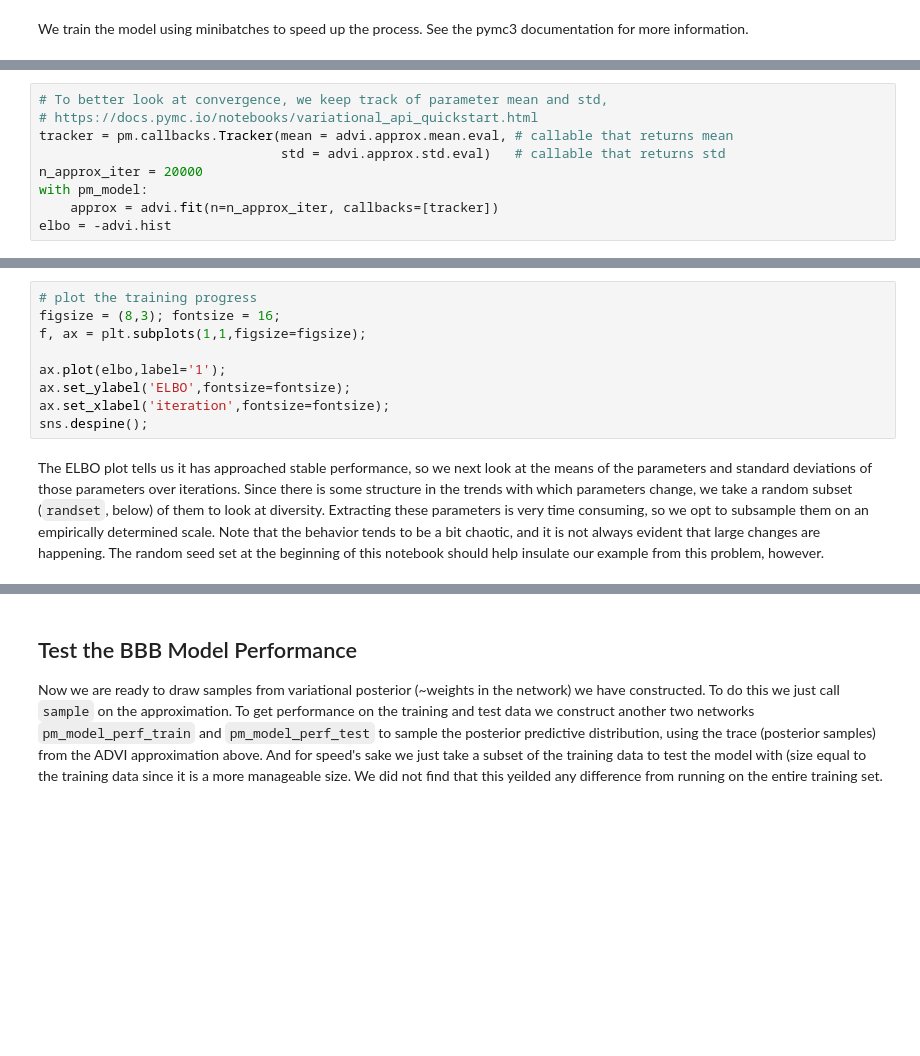
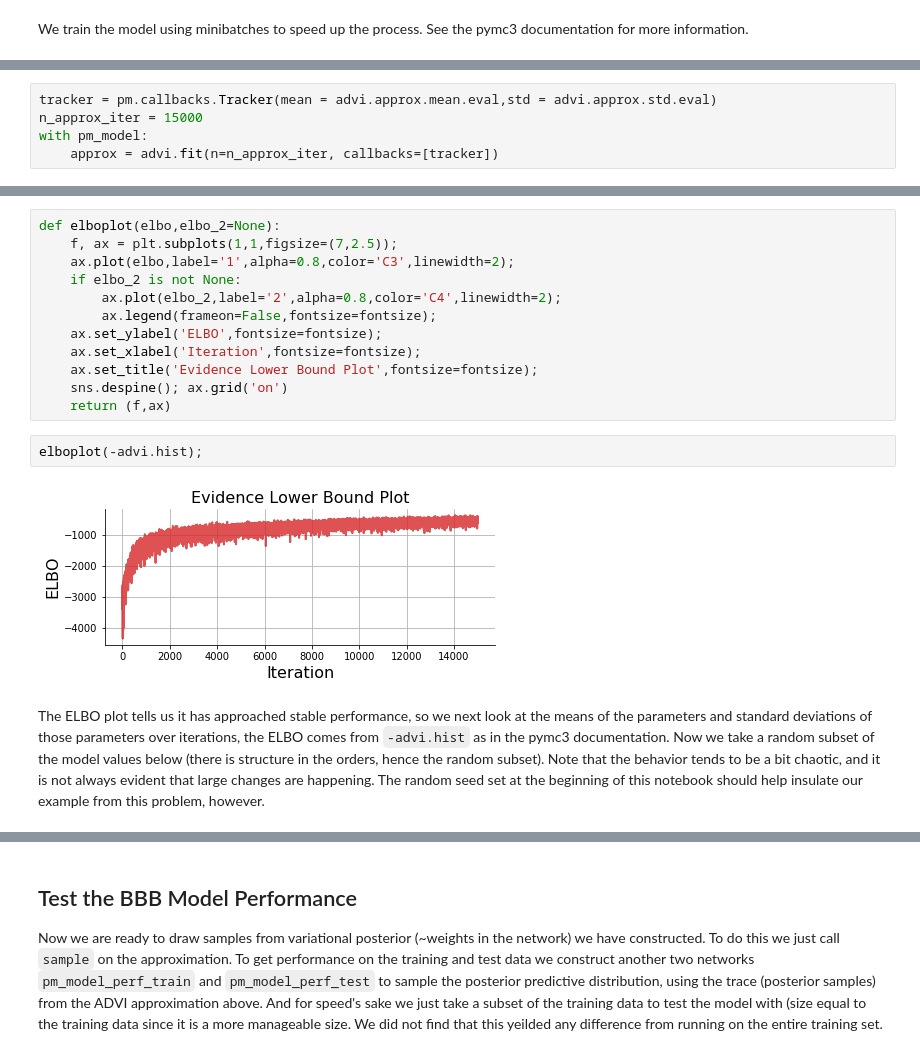
Before and after one commit to chongguo/ADVI-pymc3-Fashion-MNIST, a Jupyter notebook: BBB_tutorial.ipynb, the cells around one changed output, grey strips where cells are left out. Cells and saved outputs as stored; diff of their text form; blank space fills up the shorter version.

```diff
--- a/BBB_tutorial.ipynb
+++ b/BBB_tutorial.ipynb
@@ -583,9 +573,5 @@ Now we will configure the `tracker` to keep track of parameter mean and std. The
 # %%
-# To better look at convergence, we keep track of parameter mean and std,
-# https://docs.pymc.io/notebooks/variational_api_quickstart.html
-tracker = pm.callbacks.Tracker(mean = advi.approx.mean.eval, # callable that returns mean
-                               std = advi.approx.std.eval)   # callable that returns std
-n_approx_iter = 20000
+tracker = pm.callbacks.Tracker(mean = advi.approx.mean.eval,std = advi.approx.std.eval)
+n_approx_iter = 15000
 with pm_model:
     approx = advi.fit(n=n_approx_iter, callbacks=[tracker])
-elbo = -advi.hist
@@ -592,12 +580,19 @@ elbo = -advi.hist
-# %%
-# plot the training progress
-figsize = (8,3); fontsize = 16;
-f, ax = plt.subplots(1,1,figsize=figsize);
-
-ax.plot(elbo,label='1');
-ax.set_ylabel('ELBO',fontsize=fontsize);
-ax.set_xlabel('iteration',fontsize=fontsize);
-sns.despine();
+# %%
+def elboplot(elbo,elbo_2=None):
+    f, ax = plt.subplots(1,1,figsize=(7,2.5));
+    ax.plot(elbo,label='1',alpha=0.8,color='C3',linewidth=2);
+    if elbo_2 is not None:
+        ax.plot(elbo_2,label='2',alpha=0.8,color='C4',linewidth=2);
+        ax.legend(frameon=False,fontsize=fontsize);
+    ax.set_ylabel('ELBO',fontsize=fontsize);
+    ax.set_xlabel('Iteration',fontsize=fontsize);
+    ax.set_title('Evidence Lower Bound Plot',fontsize=fontsize);
+    sns.despine(); ax.grid('on')
+    return (f,ax)
+# %%
+elboplot(-advi.hist);
+# %% [output]
+[figure, added]
 # %% [markdown]
-The ELBO plot tells us it has approached stable performance, so we next look at the means of the parameters and standard deviations of those parameters over iterations. Since there is some structure in the trends with which parameters change, we take a random subset (`randset`, below) of them to look at diversity. Extracting these parameters is very time consuming, so we opt to subsample them on an empirically determined scale. Note that the behavior tends to be a bit chaotic, and it is not always evident that large changes are happening. The random seed set at the beginning of this notebook should help insulate our example from this problem, however.
+The ELBO plot tells us it has approached stable performance, so we next look at the means of the parameters and standard deviations of those parameters over iterations, the ELBO comes from `-advi.hist` as in the pymc3 documentation. Now we take a random subset of the model values below (there is structure in the orders, hence the random subset). Note that the behavior tends to be a bit chaotic, and it is not always evident that large changes are happening. The random seed set at the beginning of this notebook should help insulate our example from this problem, however.
 # %%
```
Also changed, not shown: parts of 61 cells of this notebook, 6 other files.
